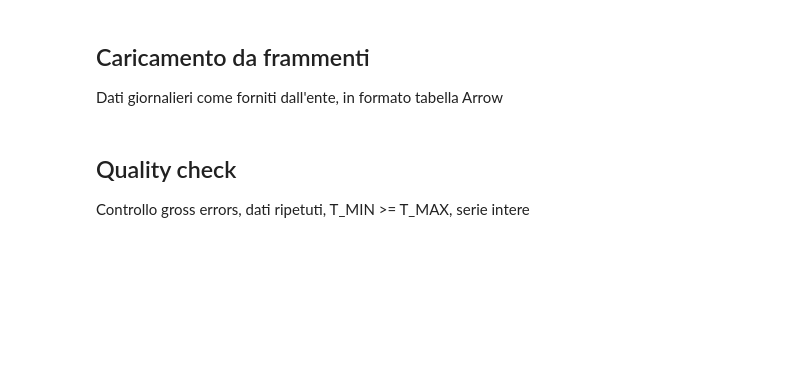
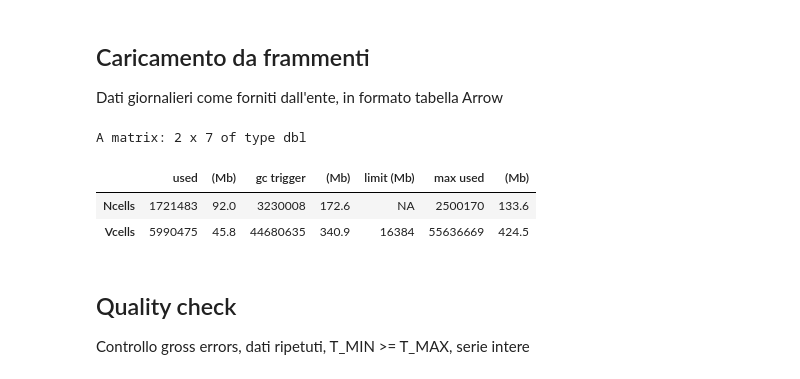
Before and after one commit to dnstudent/TesiMag, a Jupyter notebook: notebooks/integrazioni_regionali/veneto/veneto.ipynb, the cells around one changed output. Saved outputs shown, nothing was run; the diff lists cells and outputs as text; code cells hidden in the pictures; blank space fills up the shorter version.

```diff
--- a/notebooks/integrazioni_regionali/veneto/veneto.ipynb
+++ b/notebooks/integrazioni_regionali/veneto/veneto.ipynb
@@ -60,3 +55,14 @@ write_extra_metadata(stations_extra_metadata, dataset_id, provisional = FALSE)
+# %%
+daily_dataset <- load_daily_data.arpav() |> prepare_daily_data(first_date, last_date)
+checkpoint_database(daily_dataset$database, dataset_id, "raw")
+write_extra_metadata(daily_dataset$extra_meta, dataset_id, provisional = FALSE)
+rm(daily_dataset)
+gc()
+# %% [output]
+A matrix: 2 x 7 of type dbl
+|  | used | (Mb) | gc trigger | (Mb) | limit (Mb) | max used | (Mb) |
+| Ncells | 1721483 | 92.0 | 3230008 | 172.6 | NA | 2500170 | 133.6 |
+| Vcells | 5990475 | 45.8 | 44680635 | 340.9 | 16384 | 55636669 | 424.5 |
 # %% [markdown]
 ## Quality check
 Controllo gross errors, dati ripetuti, T_MIN >= T_MAX, serie intere
```
Also changed, not shown: parts of 12 cells of this notebook, 4 other files.
